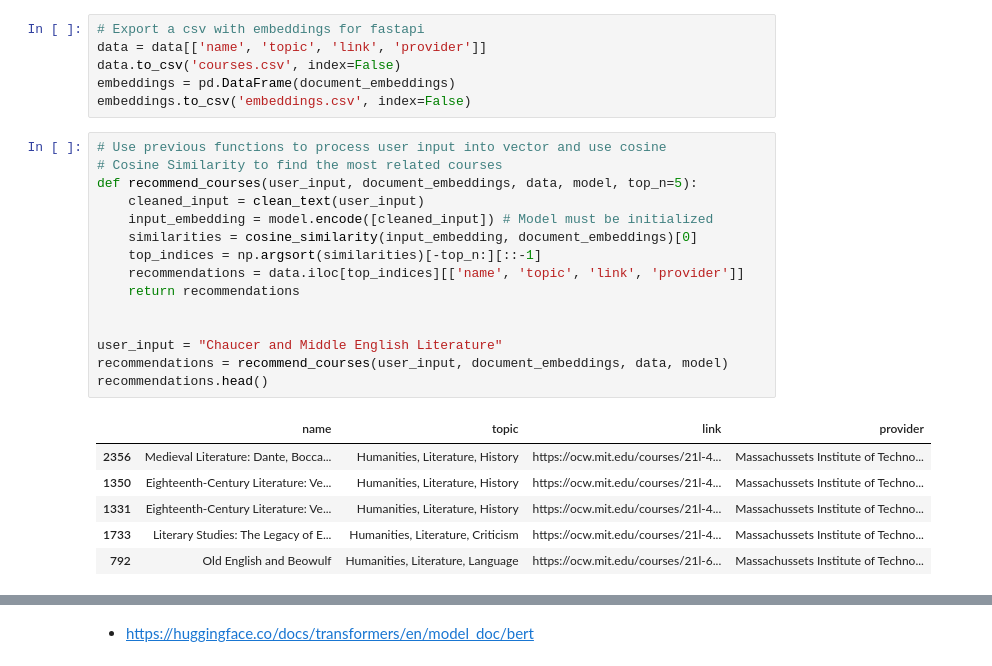
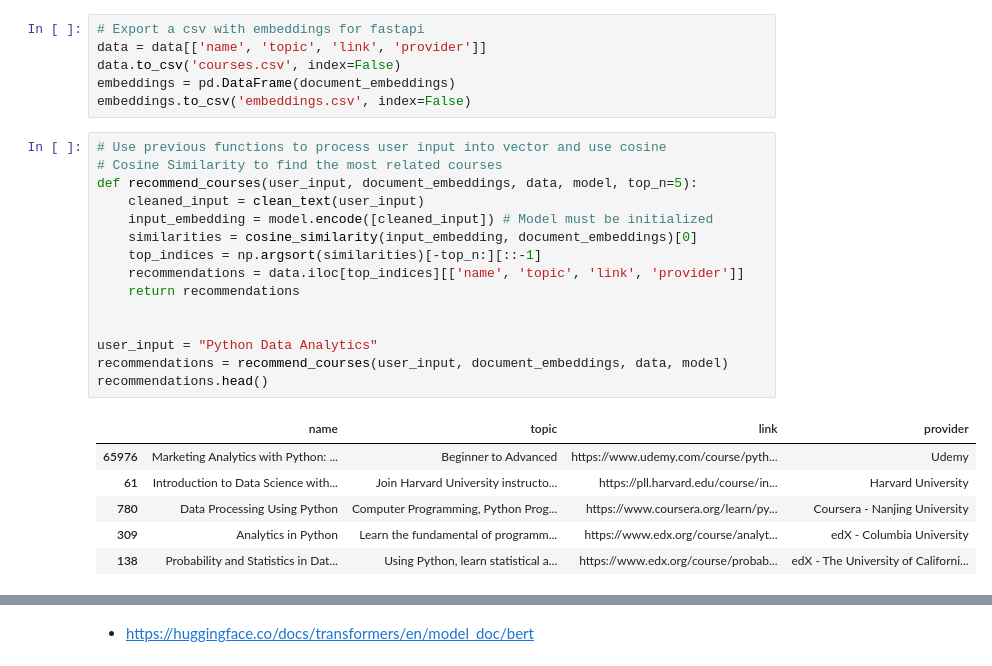
Before and after one commit to subbuguru/mooc-search, a Jupyter notebook: model/notebook.ipynb, the cells around one changed output, grey strips where cells are left out. Drawn from its saved outputs; the diff is of its cells as text.

```diff
--- a/model/notebook.ipynb
+++ b/model/notebook.ipynb
@@ -142,25 +142,25 @@ embeddings.to_csv('embeddings.csv', index=False)
 # %%
 # Use previous functions to process user input into vector and use cosine
 # Cosine Similarity to find the most related courses
 def recommend_courses(user_input, document_embeddings, data, model, top_n=5):
     cleaned_input = clean_text(user_input)
     input_embedding = model.encode([cleaned_input]) # Model must be initialized
     similarities = cosine_similarity(input_embedding, document_embeddings)[0]
     top_indices = np.argsort(similarities)[-top_n:][::-1]
     recommendations = data.iloc[top_indices][['name', 'topic', 'link', 'provider']]
     return recommendations
 
 
-user_input = "Chaucer and Middle English Literature"
+user_input = "Python Data Analytics"
 recommendations = recommend_courses(user_input, document_embeddings, data, model)
 recommendations.head()
 # %% [output]
 |  | name | topic | link | provider |
-| 2356 | Medieval Literature: Dante, Bocca... | Humanities, Literature, History | https://ocw.mit.edu/courses/21l-4... | Massachussets Institute of Techno... |
-| 1350 | Eighteenth-Century Literature: Ve... | Humanities, Literature, History | https://ocw.mit.edu/courses/21l-4... | Massachussets Institute of Techno... |
-| 1331 | Eighteenth-Century Literature: Ve... | Humanities, Literature, History | https://ocw.mit.edu/courses/21l-4... | Massachussets Institute of Techno... |
-| 1733 | Literary Studies: The Legacy of E... | Humanities, Literature, Criticism | https://ocw.mit.edu/courses/21l-4... | Massachussets Institute of Techno... |
-| 792 | Old English and Beowulf | Humanities, Literature, Language | https://ocw.mit.edu/courses/21l-6... | Massachussets Institute of Techno... |
+| 65976 | Marketing Analytics with Python: ... | Beginner to Advanced | https://www.udemy.com/course/pyth... | Udemy |
+| 61 | Introduction to Data Science with... | Join Harvard University instructo... | https://pll.harvard.edu/course/in... | Harvard University |
+| 780 | Data Processing Using Python | Computer Programming, Python Prog... | https://www.coursera.org/learn/py... | Coursera - Nanjing University |
+| 309 | Analytics in Python | Learn the fundamental of programm... | https://www.edx.org/course/analyt... | edX - Columbia University |
+| 138 | Probability and Statistics in Dat... | Using Python, learn statistical a... | https://www.edx.org/course/probab... | edX - The University of Californi... |
 # %%
 # Testing qwen workflow setup
 # For Qwen 1.5b inference
```
Also changed, not shown: parts of 2 cells of this notebook.
